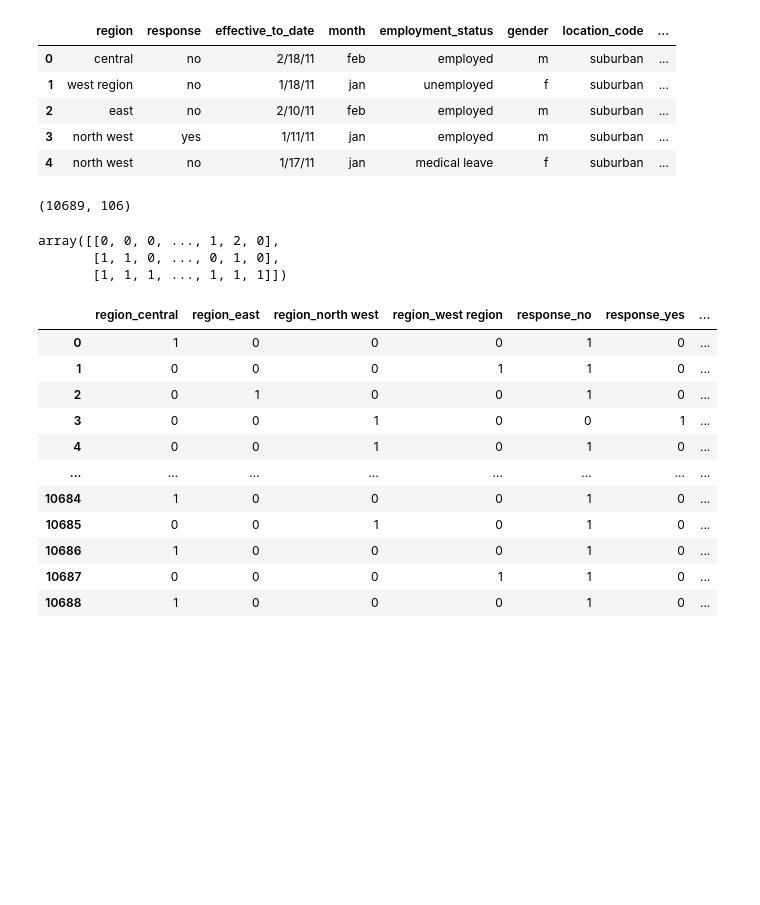
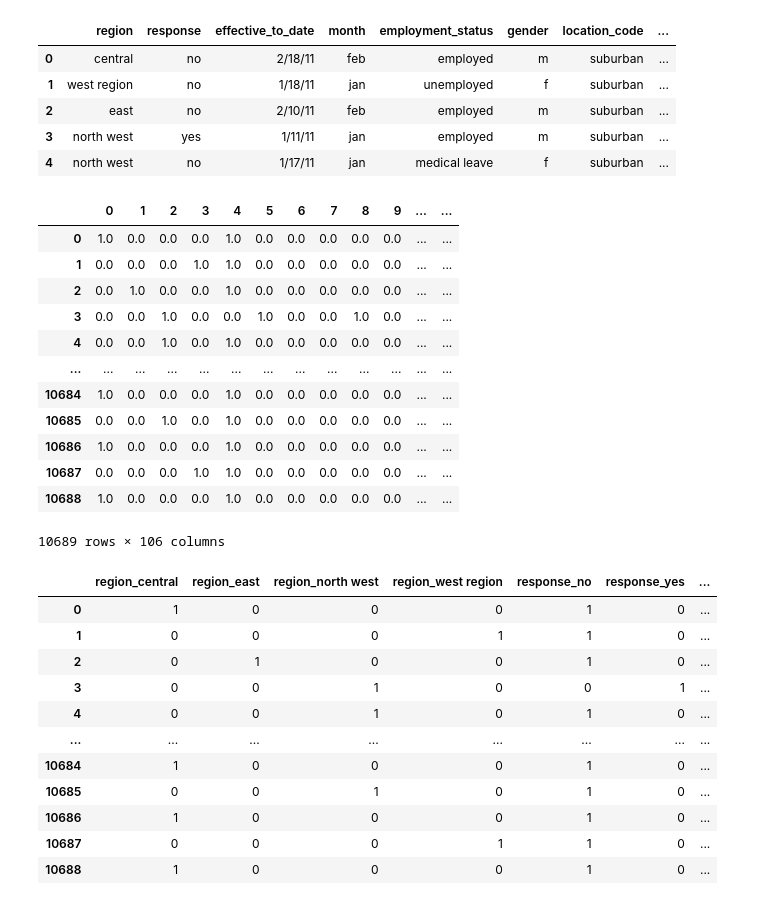
Before and after one commit to wesssp/IH_RH_DA_FT_OCT_2022, a Jupyter notebook: Class_Materials/Case_Studies/Customer_Analysis_Case_Study/Data/Activities_Transformation.ipynb, the cells around one changed output. Saved outputs shown, nothing was run; the diff lists cells and outputs as text; code cells hidden in the pictures; blank space fills up the shorter version.

```diff
--- a/Class_Materials/Case_Studies/Customer_Analysis_Case_Study/Data/Activities_Transformation.ipynb
+++ b/Class_Materials/Case_Studies/Customer_Analysis_Case_Study/Data/Activities_Transformation.ipynb
@@ -81,21 +81,30 @@ categoricals.head()
 # %%
 
 encoder = OneHotEncoder()
 hotcateg = encoder.fit_transform(categoricals).toarray()
-hotcateg.shape
+hot_df = pd.DataFrame(hotcateg)
+hot_df
 # %% [output]
+|  | 0 | 1 | 2 | 3 | 4 | 5 | 6 | 7 | 8 | 9 | ... | ... |
+| 0 | 1.0 | 0.0 | 0.0 | 0.0 | 1.0 | 0.0 | 0.0 | 0.0 | 0.0 | 0.0 | ... | ... |
+| 1 | 0.0 | 0.0 | 0.0 | 1.0 | 1.0 | 0.0 | 0.0 | 0.0 | 0.0 | 0.0 | ... | ... |
+| 2 | 0.0 | 1.0 | 0.0 | 0.0 | 1.0 | 0.0 | 0.0 | 0.0 | 0.0 | 0.0 | ... | ... |
+| 3 | 0.0 | 0.0 | 1.0 | 0.0 | 0.0 | 1.0 | 0.0 | 0.0 | 1.0 | 0.0 | ... | ... |
+| 4 | 0.0 | 0.0 | 1.0 | 0.0 | 1.0 | 0.0 | 0.0 | 0.0 | 0.0 | 0.0 | ... | ... |
+| ... | ... | ... | ... | ... | ... | ... | ... | ... | ... | ... | ... | ... |
+| 10684 | 1.0 | 0.0 | 0.0 | 0.0 | 1.0 | 0.0 | 0.0 | 0.0 | 0.0 | 0.0 | ... | ... |
+| 10685 | 0.0 | 0.0 | 1.0 | 0.0 | 1.0 | 0.0 | 0.0 | 0.0 | 0.0 | 0.0 | ... | ... |
+| 10686 | 1.0 | 0.0 | 0.0 | 0.0 | 1.0 | 0.0 | 0.0 | 0.0 | 0.0 | 0.0 | ... | ... |
+| 10687 | 0.0 | 0.0 | 0.0 | 1.0 | 1.0 | 0.0 | 0.0 | 0.0 | 0.0 | 0.0 | ... | ... |
+| 10688 | 1.0 | 0.0 | 0.0 | 0.0 | 1.0 | 0.0 | 0.0 | 0.0 | 0.0 | 0.0 | ... | ... |
-(10689, 106)
+10689 rows × 106 columns
 # %%
 labencoder = LabelEncoder()
 hotcateg_cov = labencoder.fit_transform(label_cat["coverage"])
 hotcateg_edu = labencoder.fit_transform(label_cat["education"])
 hotcateg_vs = labencoder.fit_transform(label_cat["vehicle_size"])
-uni_df= np.stack([hotcateg_cov, hotcateg_edu, hotcateg_vs])
-uni_df
+uni_df= np.stack([hotcateg_cov, hotcateg_edu, hotcateg_vs], axis=1)
+labeled_df = pd.DataFrame(uni_df, columns=["coverage","education", "vehicle_size"])
-# %% [output]
-array([[0, 0, 0, ..., 1, 2, 0],
-       [1, 1, 0, ..., 0, 1, 0],
-       [1, 1, 1, ..., 1, 1, 1]])
 # %%
 cat_dumms = pd.get_dummies(categoricals)
 cat_dumms
```
Also changed, not shown: parts of 2 cells of this notebook.
